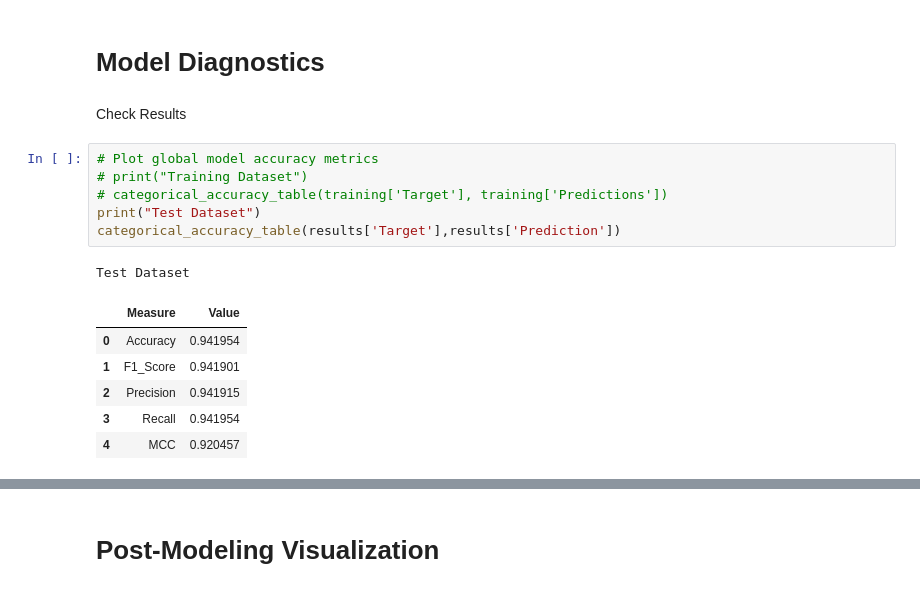
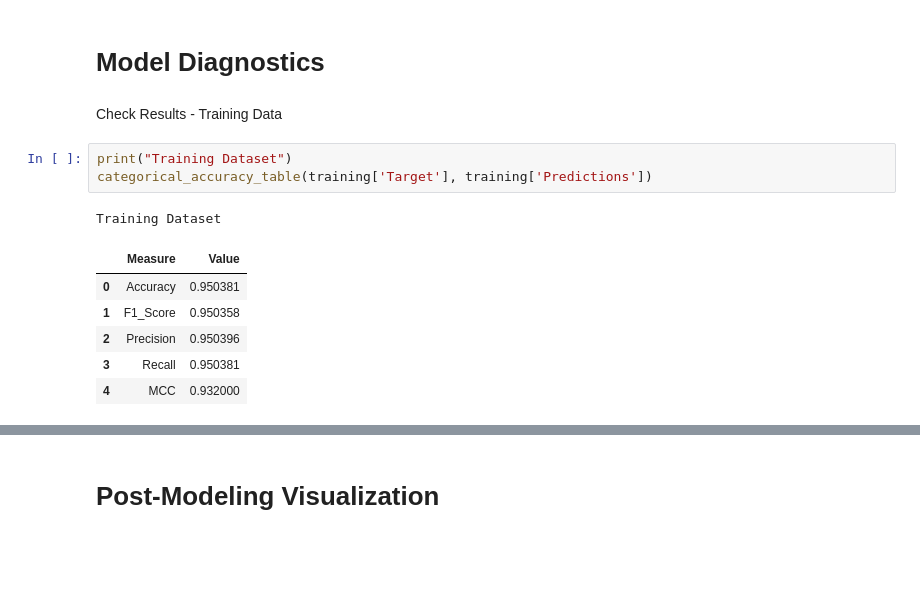
Before and after one commit to tzimmer3/macop_training_2025, a Jupyter notebook: Classification Tutorial/1. News Title Classifier (BERT).ipynb, the cells around one changed output, grey strips where cells are left out. Cells and saved outputs as stored; diff of their text form; blank space fills up the shorter version.

```diff
--- a/Classification Tutorial/1. News Title Classifier (BERT).ipynb
+++ b/Classification Tutorial/1. News Title Classifier (BERT).ipynb
@@ -134,18 +134,15 @@ training['Predictions'] = knn.predict(X_train)
 # %% [markdown]
 # Model Diagnostics
 # %% [markdown]
-Check Results
+Check Results - Training Data
 # %%
-# Plot global model accuracy metrics
-# print("Training Dataset")
-# categorical_accuracy_table(training['Target'], training['Predictions'])
-print("Test Dataset")
-categorical_accuracy_table(results['Target'],results['Prediction'])
+print("Training Dataset")
+categorical_accuracy_table(training['Target'], training['Predictions'])
 # %% [output]
-Test Dataset
+Training Dataset
 |  | Measure | Value |
-| 0 | Accuracy | 0.941954 |
-| 1 | F1_Score | 0.941901 |
-| 2 | Precision | 0.941915 |
-| 3 | Recall | 0.941954 |
-| 4 | MCC | 0.920457 |
+| 0 | Accuracy | 0.950381 |
+| 1 | F1_Score | 0.950358 |
+| 2 | Precision | 0.950396 |
+| 3 | Recall | 0.950381 |
+| 4 | MCC | 0.932000 |
```
Also changed, not shown: parts of 7 cells of this notebook, 4 other files.
